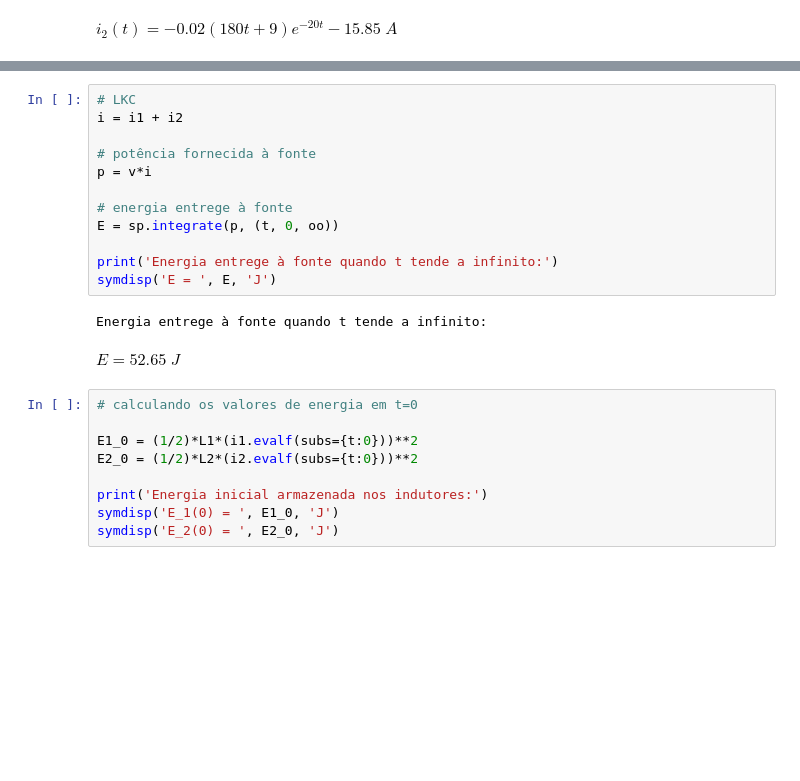
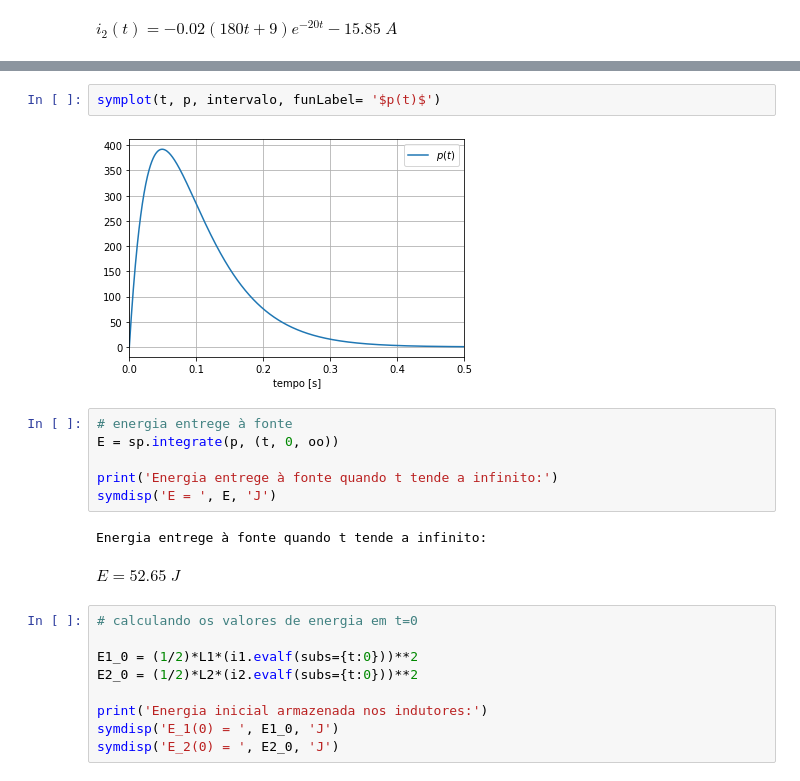
Before and after one commit to edsonportosilva/ElectricCircuits, a Jupyter notebook: Jupyter notebooks/Circuitos Eletricos I - Semana 6.1.ipynb, the cells around one changed output, grey strips where cells are left out. Drawn from its saved outputs; the diff is of its cells as text; blank space fills up the shorter version.

```diff
--- a/Jupyter notebooks/Circuitos Eletricos I - Semana 6.1.ipynb
+++ b/Jupyter notebooks/Circuitos Eletricos I - Semana 6.1.ipynb
@@ -67,10 +90,8 @@ $\displaystyle i_2(t) = - 0.02 \left(180 t + 9\right) e^{- 20 t} - 15.85\; A$
+# %%
+symplot(t, p, intervalo, funLabel= '$p(t)$')
+# %% [output]
+[figure, added]
 # %%
-# LKC
-i = i1 + i2
-
-# potência fornecida à fonte
-p = v*i
-
 # energia entrege à fonte
 E = sp.integrate(p, (t, 0, oo))
 
```
Also changed, not shown: parts of 4 cells of this notebook, 1 other file.
